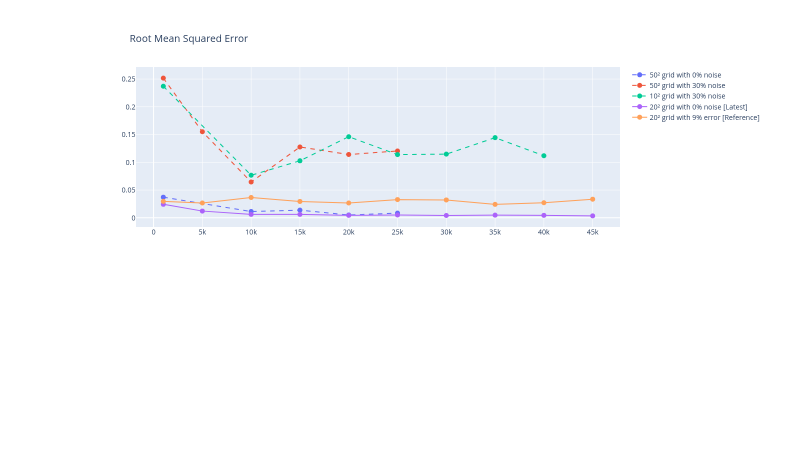
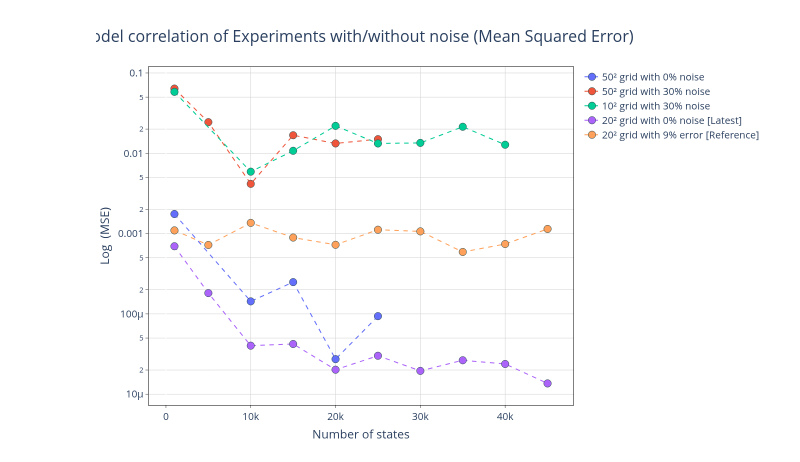
Before and after one commit to 4df31/QD-Biexciton-cascade-and-polarization-orientation-effect-on-QKD-protocol-E91, a Jupyter notebook: Plots.ipynb, the cells around one changed output. Drawn from its saved outputs; the diff is of its cells as text; code cells hidden in the pictures; blank space fills up the shorter version.

```diff
--- a/Plots.ipynb
+++ b/Plots.ipynb
@@ -255,7 +357,7 @@ fig = make_subplots(
 fig.add_trace(
     go.Scatter(
         x=df_50_pure['Nstates'],
-        y=df_50_pure['RMSE'],
+        y=df_50_pure['MSE'],
         mode='lines+markers',
         name='50² grid with 0% noise',
         line=dict(dash='dash')
@@ -267,49 +369,75 @@ fig.add_trace(
 fig.add_trace(
     go.Scatter(
         x=df_50_error['Nstates'],
-        y=df_50_error['RMSE'],
+        y=df_50_error['MSE'],
         mode='lines+markers',
         name='50² grid with 30% noise',
         line=dict(dash='dash')
     ),
     row=1, col=1
 )
 
 # Agregar la tercera fila (row=3)
 fig.add_trace(
     go.Scatter(
         x=df_10_error['Nstates'],
-        y=df_10_error['RMSE'],
+        y=df_10_error['MSE'],
         mode='lines+markers',
         name='10² grid with 30% noise',
         line=dict(dash='dash')
     ),
     row=1, col=1
 )
 fig.add_trace(go.Scatter(
     x = results_df.loc[results_df['Noise'] == 0.0, 'N_states'],
-    y = results_df.loc[results_df['Noise'] == 0.0, 'RMSE'],
+    y = results_df.loc[results_df['Noise'] == 0.0, 'MSE'],
     name="20² grid with 0% noise [Latest]",
-    mode='lines+markers'
+    mode='lines+markers',
+    line=dict(dash='dash')
 ))
 
 fig.add_trace(go.Scatter(
     x = results_df.loc[results_df['Noise'] == 9.0, 'N_states'],
-    y = results_df.loc[results_df['Noise'] == 9.0, 'RMSE'],
+    y = results_df.loc[results_df['Noise'] == 9.0, 'MSE'],
     name="20² grid with 9% error [Reference]",
-    mode='lines+markers'
+    mode='lines+markers',
+    line=dict(dash='dash')
 ))
 
-fig.update_traces(marker_size=10)
 
+fig.update_traces(marker=dict(size=15, line=dict(width=1, color='DarkSlateGrey')))
 fig.update_layout(
-    title = 'Correlation between the analytical model and simulation with noise probabilities reviewed by literature<br>Mean Square Error',
-    height = 500,
-    width = 889,
-    title_text="Root Mean Squared Error",
-    font=dict(size=14)
+    height = 844,
+    width = 1500,
+    font=dict(size=20),
+    paper_bgcolor='white',
+    plot_bgcolor='white',
+    title={
+        'text': "Model correlation of Experiments with/without noise (Mean Squared Error)",
+        'font': {'size': 32},
+        'x' :0.8
+    },
+    #title_text="Root Mean Squared Error"
 )
+fig.update_xaxes(
+    mirror=True,
+    ticks='outside',
+    showline=True,
+    linecolor='black',
+    gridcolor='lightgrey',
+    title_text='Number of states'
 
+)
+fig.update_yaxes(
+    mirror=True,
+    ticks='outside',
+    showline=True,
+    zeroline=True,
+    linecolor='black',
+    gridcolor='lightgrey',
+    type='log',
+    title_text='Log  (MSE)'
+)
 fig.show()
 # %% [output]
-[figure, old version]
+[figure, new version]
```
Also changed, not shown: parts of 9 cells of this notebook, 1 other file.
